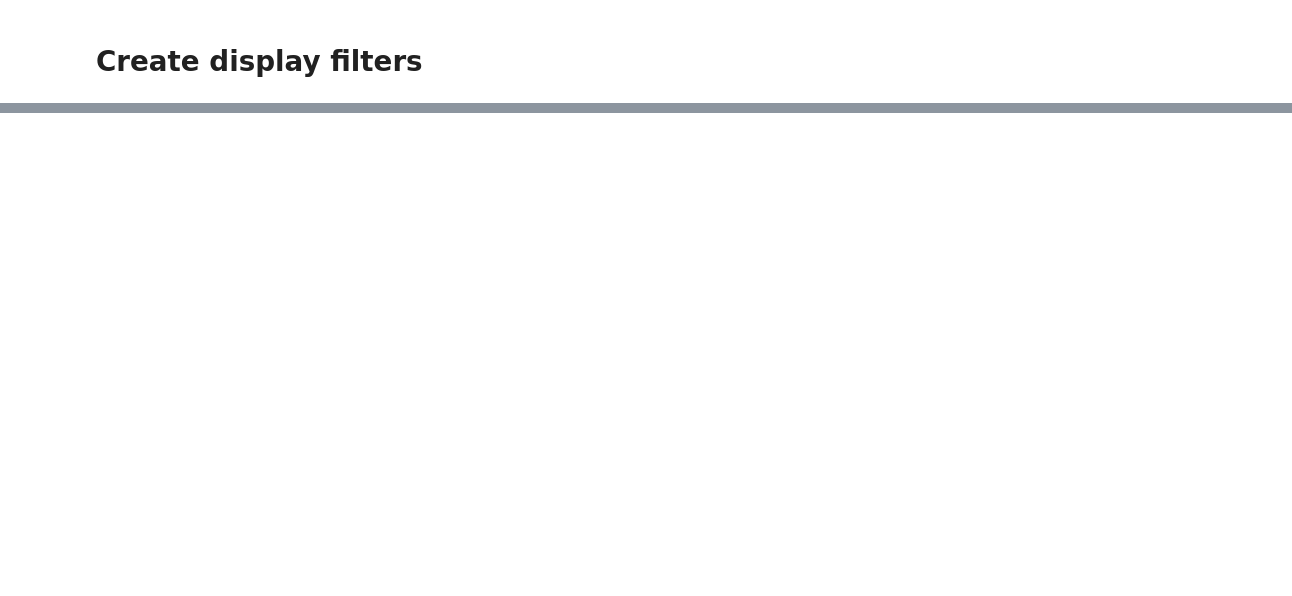
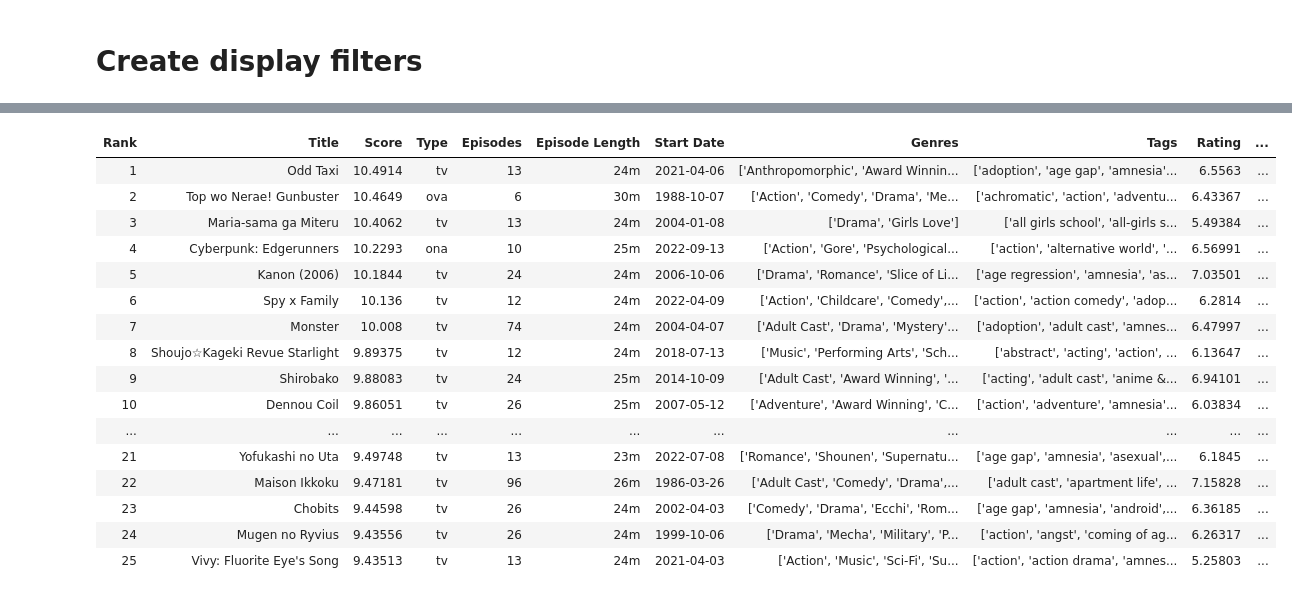
Before and after one commit to Fro116/RecommenderSystem, a Jupyter notebook: notebooks/RecEgress/RecommendationsBase.ipynb, the cells around one changed output, grey strips where cells are left out. Cells and saved outputs as stored; diff of their text form; code cells hidden in the pictures; blank space fills up the shorter version.

```diff
--- a/notebooks/RecEgress/RecommendationsBase.ipynb
+++ b/notebooks/RecEgress/RecommendationsBase.ipynb
@@ -10,7 +14,7 @@ import Statistics: mean, quantile, cor
 ENV["DATAFRAMES_COLUMNS"] = 300;
 ENV["DATAFRAMES_ROWS"] = 300;
 # %%
-DEBUG = false
+DEBUG = true;
 # %%
 if source == "MAL"
     sourcename = "MyAnimeList"
@@ -89,14 +90,0 @@ anime_to_uid = innerjoin(anime_to_uid, anime, on = "animeid" => "anime_id");
-# %%
-get_alpha(x) = read_recommendee_alpha(x, "all").rating
-rating_df = DataFrame(
-    "uid" => 0:num_items()-1,
-    "explicit" => get_alpha("Explicit"),
-    "implicit" => get_alpha("LinearImplicit"),
-    "baseline_explicit" => get_alpha("ExplicitUserItemBiases"),
-    "baseline_implicit" => get_alpha("NeuralImplicitItemBiases"),
-)
-rating_df[:, "score"] = get_alpha("MLE.Ensemble")
-rating_df[:, "relative_explicit"] =
-    rating_df[:, "explicit"] ./ rating_df[:, "baseline_explicit"]
-rating_df[:, "relative_implicit"] =
-    rating_df[:, "implicit"] ./ rating_df[:, "baseline_implicit"];
@@ -202,12 +187,11 @@ function display(df::DataFrame)
             :seen,
             :animeid,
             :uid,
-            :baseline_implicit,
             :baseline_explicit,
         ]),
     )
     if !DEBUG
-        df = select(df, Not([:explicit, :implicit, :relative_explicit, :relative_implicit]))
+        df = select(df, Not([:explicit, :implicit, :relative_explicit]))
     end
     headers = titlecase.(replace.(names(df), "_" => " "))
     headers = replace(
@@ -241,0 +226,2 @@ plan_to_watch(n) = rec_df |> ptw |> top(n) |> display;
+# %%
+N = 25;
@@ -241,0 +248,20 @@ plan_to_watch(n) = rec_df |> ptw |> top(n) |> display;
+# %%
+get_rec_df("causal") |> inv(seen) |> inv(related) |> top(N) |> display
+# %% [output]
+| Rank | Title | Score | Type | Episodes | Episode Length | Start Date | Genres | Tags | Rating | ... |
+| 1 | Odd Taxi | 10.4914 | tv | 13 | 24m | 2021-04-06 | ['Anthropomorphic', 'Award Winnin... | ['adoption', 'age gap', 'amnesia'... | 6.5563 | ... |
+| 2 | Top wo Nerae! Gunbuster | 10.4649 | ova | 6 | 30m | 1988-10-07 | ['Action', 'Comedy', 'Drama', 'Me... | ['achromatic', 'action', 'adventu... | 6.43367 | ... |
+| 3 | Maria-sama ga Miteru | 10.4062 | tv | 13 | 24m | 2004-01-08 | ['Drama', 'Girls Love'] | ['all girls school', 'all-girls s... | 5.49384 | ... |
+| 4 | Cyberpunk: Edgerunners | 10.2293 | ona | 10 | 25m | 2022-09-13 | ['Action', 'Gore', 'Psychological... | ['action', 'alternative world', '... | 6.56991 | ... |
+| 5 | Kanon (2006) | 10.1844 | tv | 24 | 24m | 2006-10-06 | ['Drama', 'Romance', 'Slice of Li... | ['age regression', 'amnesia', 'as... | 7.03501 | ... |
+| 6 | Spy x Family | 10.136 | tv | 12 | 24m | 2022-04-09 | ['Action', 'Childcare', 'Comedy',... | ['action', 'action comedy', 'adop... | 6.2814 | ... |
+| 7 | Monster | 10.008 | tv | 74 | 24m | 2004-04-07 | ['Adult Cast', 'Drama', 'Mystery'... | ['adoption', 'adult cast', 'amnes... | 6.47997 | ... |
+| 8 | Shoujo☆Kageki Revue Starlight | 9.89375 | tv | 12 | 24m | 2018-07-13 | ['Music', 'Performing Arts', 'Sch... | ['abstract', 'acting', 'action', ... | 6.13647 | ... |
+| 9 | Shirobako | 9.88083 | tv | 24 | 25m | 2014-10-09 | ['Adult Cast', 'Award Winning', '... | ['acting', 'adult cast', 'anime &... | 6.94101 | ... |
+| 10 | Dennou Coil | 9.86051 | tv | 26 | 25m | 2007-05-12 | ['Adventure', 'Award Winning', 'C... | ['action', 'adventure', 'amnesia'... | 6.03834 | ... |
+| ... | ... | ... | ... | ... | ... | ... | ... | ... | ... | ... |
+| 21 | Yofukashi no Uta | 9.49748 | tv | 13 | 23m | 2022-07-08 | ['Romance', 'Shounen', 'Supernatu... | ['age gap', 'amnesia', 'asexual',... | 6.1845 | ... |
+| 22 | Maison Ikkoku | 9.47181 | tv | 96 | 26m | 1986-03-26 | ['Adult Cast', 'Comedy', 'Drama',... | ['adult cast', 'apartment life', ... | 7.15828 | ... |
+| 23 | Chobits | 9.44598 | tv | 26 | 24m | 2002-04-03 | ['Comedy', 'Drama', 'Ecchi', 'Rom... | ['age gap', 'amnesia', 'android',... | 6.36185 | ... |
+| 24 | Mugen no Ryvius | 9.43556 | tv | 26 | 24m | 1999-10-06 | ['Drama', 'Mecha', 'Military', 'P... | ['action', 'angst', 'coming of ag... | 6.26317 | ... |
+| 25 | Vivy: Fluorite Eye's Song | 9.43513 | tv | 13 | 24m | 2021-04-03 | ['Action', 'Music', 'Sci-Fi', 'Su... | ['action', 'action drama', 'amnes... | 5.25803 | ... |
```
Also changed, not shown: parts of 15 cells of this notebook, 5 other files.
